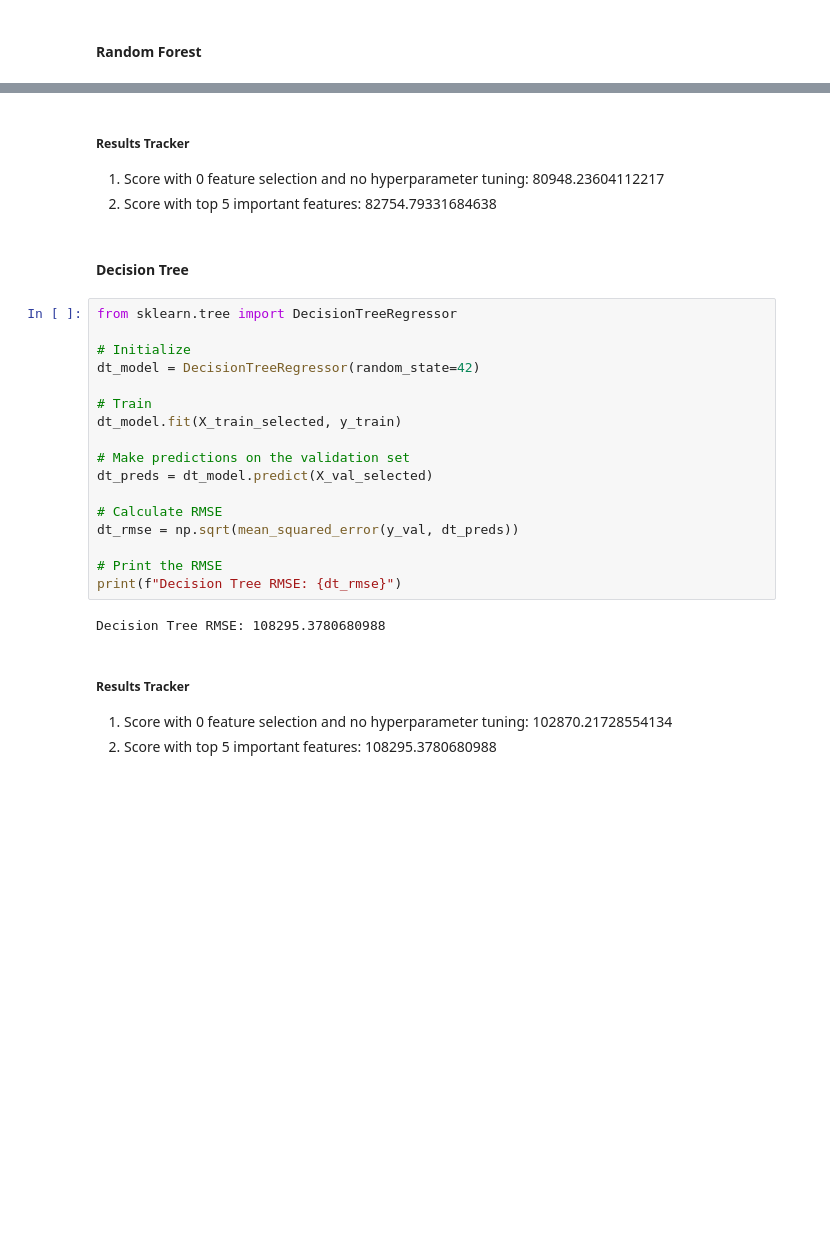
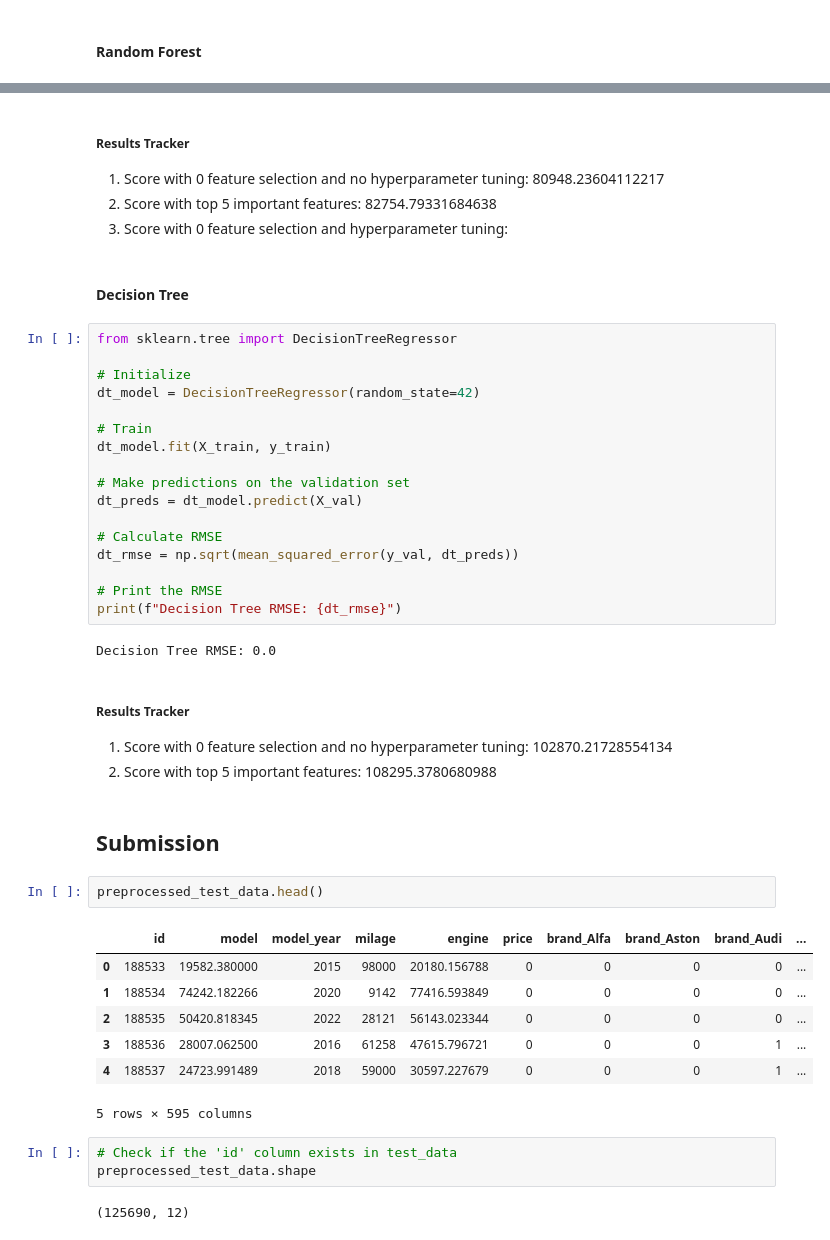
Before and after one commit to dimakazlouski/Used-Car-Prices-Regression, a Jupyter notebook: notebook.ipynb, the cells around one changed output, grey strips where cells are left out. Drawn from its saved outputs; the diff is of its cells as text; blank space fills up the shorter version.

Commit message:
made a couple submissions- have to do a lot of work to improve rmse

```diff
--- a/notebook.ipynb
+++ b/notebook.ipynb
@@ -787,6 +869,7 @@ Random Forest RMSE: 82754.79331684638
 
 1. Score with 0 feature selection and no hyperparameter tuning: 80948.23604112217
 2. Score with top 5 important features: 82754.79331684638
+3. Score with 0 feature selection and hyperparameter tuning:
 # %% [markdown]
 #### Decision Tree
 # %%
@@ -796,10 +879,10 @@ from sklearn.tree import DecisionTreeRegressor
 dt_model = DecisionTreeRegressor(random_state=42)
 
 # Train
-dt_model.fit(X_train_selected, y_train)
+dt_model.fit(X_train, y_train)
 
 # Make predictions on the validation set
-dt_preds = dt_model.predict(X_val_selected)
+dt_preds = dt_model.predict(X_val)
 
 # Calculate RMSE
 dt_rmse = np.sqrt(mean_squared_error(y_val, dt_preds))
@@ -807,9 +890,26 @@ dt_rmse = np.sqrt(mean_squared_error(y_val, dt_preds))
 # Print the RMSE
 print(f"Decision Tree RMSE: {dt_rmse}")
 # %% [output]
-Decision Tree RMSE: 108295.3780680988
+Decision Tree RMSE: 0.0
 # %% [markdown]
 ##### Results Tracker
 
 1. Score with 0 feature selection and no hyperparameter tuning: 102870.21728554134
 2. Score with top 5 important features: 108295.3780680988
+# %% [markdown]
+## Submission
+# %%
+preprocessed_test_data.head()
+# %% [output]
+|  | id | model | model_year | milage | engine | price | brand_Alfa | brand_Aston | brand_Audi | ... |
+| 0 | 188533 | 19582.380000 | 2015 | 98000 | 20180.156788 | 0 | 0 | 0 | 0 | ... |
+| 1 | 188534 | 74242.182266 | 2020 | 9142 | 77416.593849 | 0 | 0 | 0 | 0 | ... |
+| 2 | 188535 | 50420.818345 | 2022 | 28121 | 56143.023344 | 0 | 0 | 0 | 0 | ... |
+| 3 | 188536 | 28007.062500 | 2016 | 61258 | 47615.796721 | 0 | 0 | 0 | 1 | ... |
+| 4 | 188537 | 24723.991489 | 2018 | 59000 | 30597.227679 | 0 | 0 | 0 | 1 | ... |
+5 rows × 595 columns
+# %%
+# Check if the 'id' column exists in test_data
+preprocessed_test_data.shape
+# %% [output]
+(125690, 12)
```
Also changed, not shown: parts of 26 cells of this notebook, 2 other files.
